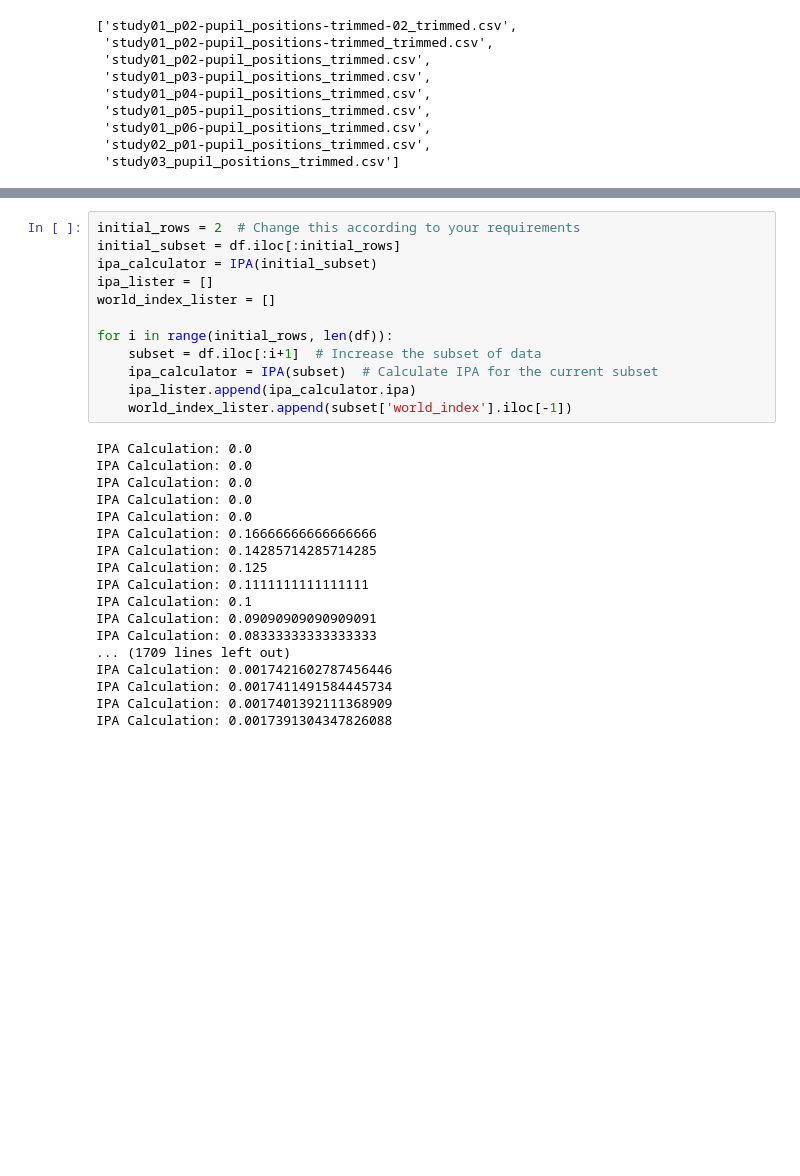
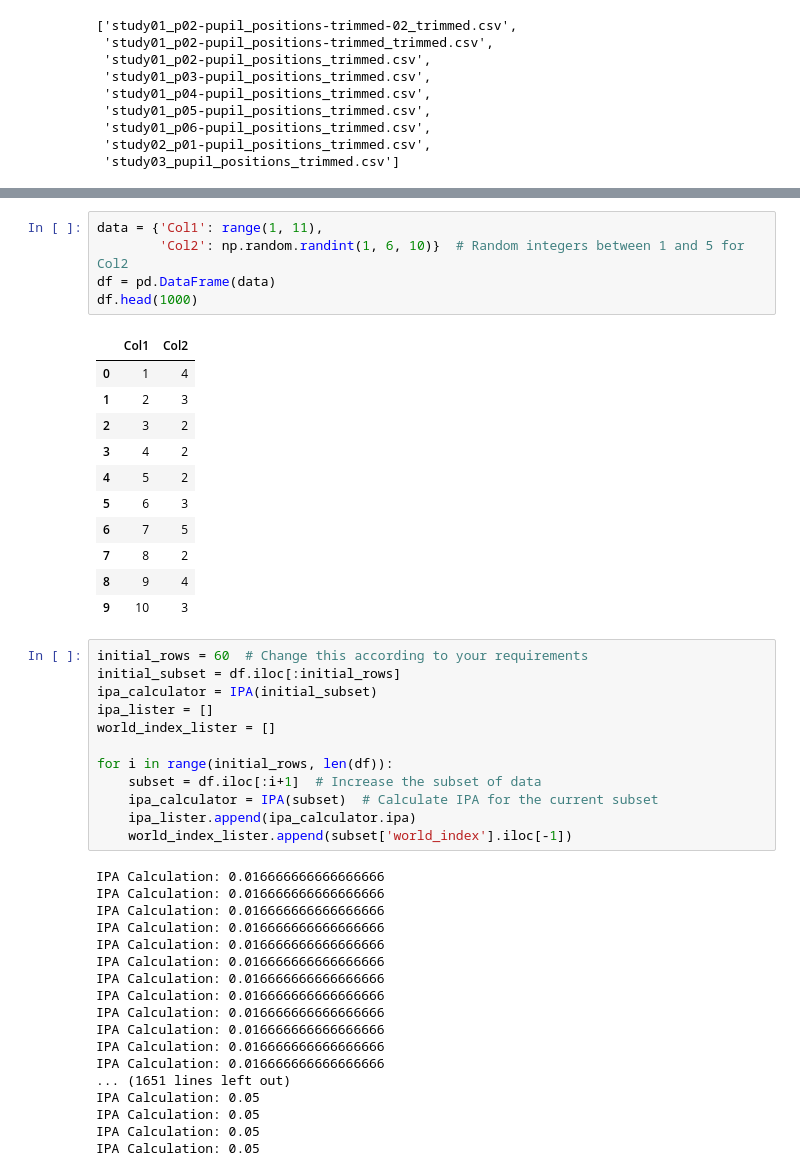
Before and after one commit to Jihaiku/Pupillometric-measures-of-cognitive-load, a Jupyter notebook: Maintained Code/PyPil.ipynb, the cells around one changed output, grey strips where cells are left out. Drawn from its saved outputs; the diff is of its cells as text; blank space fills up the shorter version.

```diff
--- a/Maintained Code/PyPil.ipynb
+++ b/Maintained Code/PyPil.ipynb
@@ -705,5 +890,22 @@ df.head()
+# %%
+data = {'Col1': range(1, 11),
+        'Col2': np.random.randint(1, 6, 10)}  # Random integers between 1 and 5 for Col2
+df = pd.DataFrame(data)
+df.head(1000)
+# %% [output]
+|  | Col1 | Col2 |
+| 0 | 1 | 4 |
+| 1 | 2 | 3 |
+| 2 | 3 | 2 |
+| 3 | 4 | 2 |
+| 4 | 5 | 2 |
+| 5 | 6 | 3 |
+| 6 | 7 | 5 |
+| 7 | 8 | 2 |
+| 8 | 9 | 4 |
+| 9 | 10 | 3 |
 # %%
-initial_rows = 2  # Change this according to your requirements
+initial_rows = 60  # Change this according to your requirements
 initial_subset = df.iloc[:initial_rows]
 ipa_calculator = IPA(initial_subset)
 ipa_lister = []
@@ -715,20 +917,20 @@ for i in range(initial_rows, len(df)):
     ipa_lister.append(ipa_calculator.ipa)
     world_index_lister.append(subset['world_index'].iloc[-1])
 # %% [output]
-IPA Calculation: 0.0
-IPA Calculation: 0.0
-IPA Calculation: 0.0
-IPA Calculation: 0.0
-IPA Calculation: 0.0
-IPA Calculation: 0.16666666666666666
-IPA Calculation: 0.14285714285714285
-IPA Calculation: 0.125
-IPA Calculation: 0.1111111111111111
-IPA Calculation: 0.1
-IPA Calculation: 0.09090909090909091
-IPA Calculation: 0.08333333333333333
-... (1709 lines left out)
-IPA Calculation: 0.0017421602787456446
-IPA Calculation: 0.0017411491584445734
-IPA Calculation: 0.0017401392111368909
-IPA Calculation: 0.0017391304347826088
+IPA Calculation: 0.016666666666666666
+IPA Calculation: 0.016666666666666666
+IPA Calculation: 0.016666666666666666
+IPA Calculation: 0.016666666666666666
+IPA Calculation: 0.016666666666666666
+IPA Calculation: 0.016666666666666666
+IPA Calculation: 0.016666666666666666
+IPA Calculation: 0.016666666666666666
+IPA Calculation: 0.016666666666666666
+IPA Calculation: 0.016666666666666666
+IPA Calculation: 0.016666666666666666
+IPA Calculation: 0.016666666666666666
+... (1651 lines left out)
+IPA Calculation: 0.05
+IPA Calculation: 0.05
+IPA Calculation: 0.05
+IPA Calculation: 0.05
```
Also changed, not shown: parts of 16 cells of this notebook, 1 other file.
